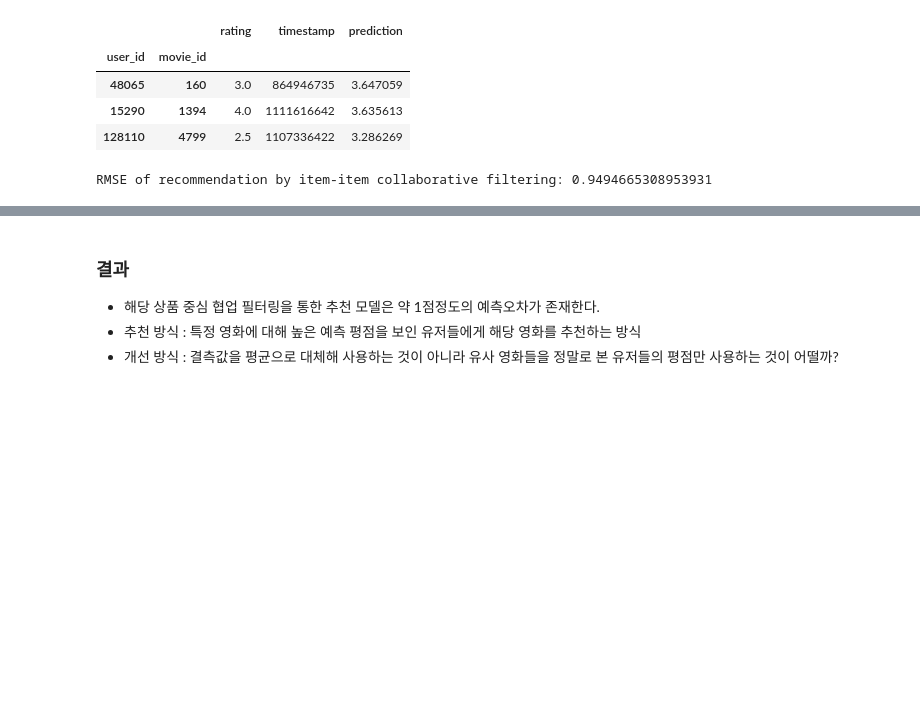
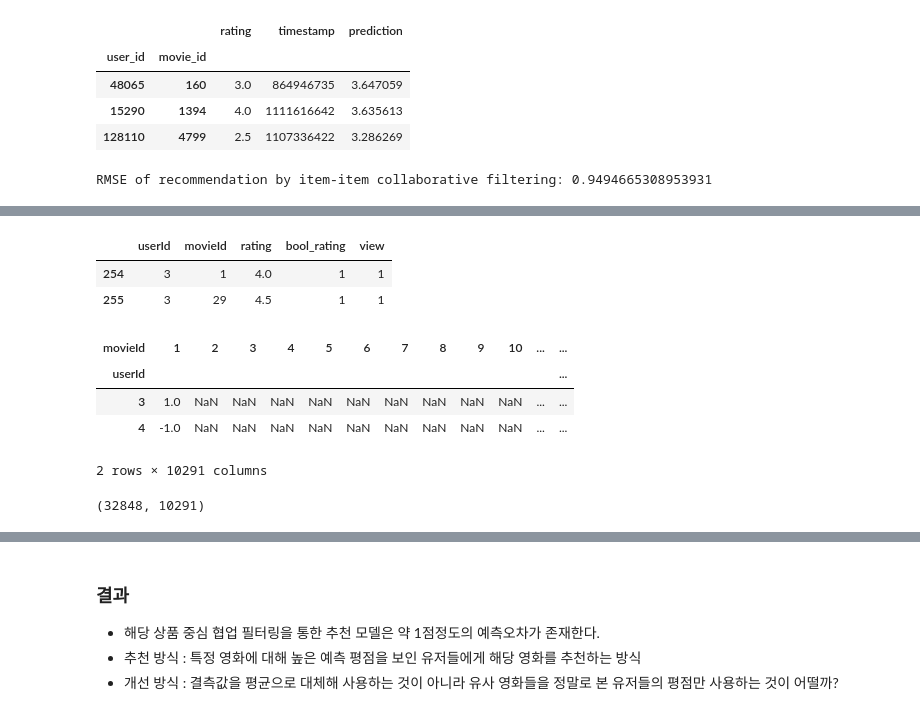
Before and after one commit to aeea-0605/e-commerce-analysis-repo, a Jupyter notebook: movie_recommendation/01_collaborative_filtering_model.ipynb, the cells around one changed output, grey strips where cells are left out. Saved outputs shown, nothing was run; the diff lists cells and outputs as text; code cells hidden in the pictures; blank space fills up the shorter version.

```diff
--- a/movie_recommendation/01_collaborative_filtering_model.ipynb
+++ b/movie_recommendation/01_collaborative_filtering_model.ipynb
@@ -285,0 +417,6 @@ RMSE of recommendation by item-item collaborative filtering: 0.9494665308953931
+# %%
+rating_df = pd.read_csv('data/ratings.csv')
+
+filtered_df = filtering_df(rating_df, 100, 200).drop('timestamp', axis=1)
+
+del rating_df
@@ -285,0 +435,25 @@ RMSE of recommendation by item-item collaborative filtering: 0.9494665308953931
+# %%
+filtered_df['bool_rating'] = filtered_df['rating'].map(lambda x: 1 if x >= 4.0 else -1)
+filtered_df['view'] = 1
+# %%
+filtered_df.head(2)
+# %% [output]
+|  | userId | movieId | rating | bool_rating | view |
+| 254 | 3 | 1 | 4.0 | 1 | 1 |
+| 255 | 3 | 29 | 4.5 | 1 | 1 |
+# %%
+jacc_pivot_df = (
+    pd.pivot_table(data=filtered_df, index='userId', columns='movieId', values='bool_rating')
+)
+
+jacc_pivot_df.head(2)
+# %% [output]
+| movieId | 1 | 2 | 3 | 4 | 5 | 6 | 7 | 8 | 9 | 10 | ... | ... |
+| userId |  |  |  |  |  |  |  |  |  |  |  | ... |
+| 3 | 1.0 | NaN | NaN | NaN | NaN | NaN | NaN | NaN | NaN | NaN | ... | ... |
+| 4 | -1.0 | NaN | NaN | NaN | NaN | NaN | NaN | NaN | NaN | NaN | ... | ... |
+2 rows × 10291 columns
+# %%
+jacc_pivot_df.shape
+# %% [output]
+(32848, 10291)
```
Also changed, not shown: parts of 52 cells of this notebook.
